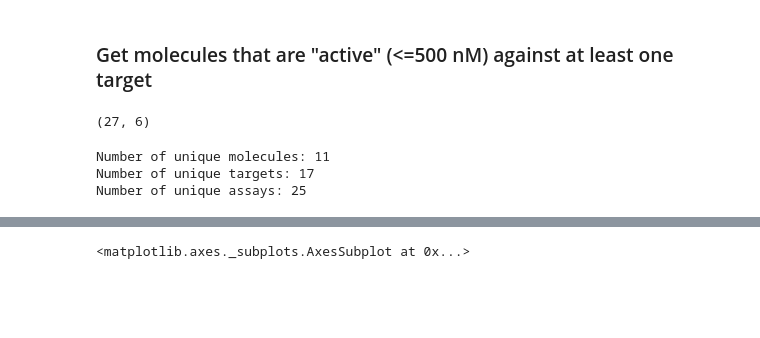
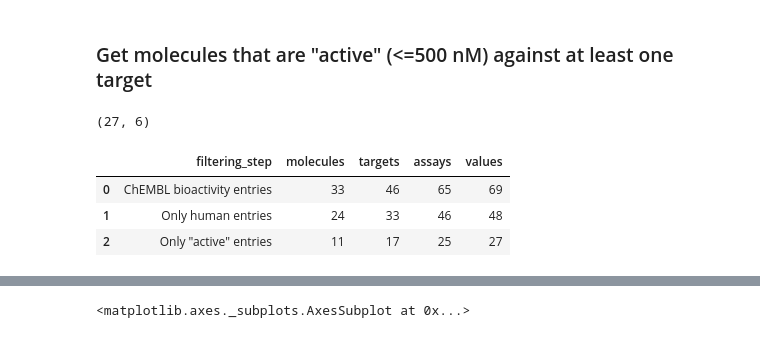
Before and after one commit to volkamerlab/KinaseFocusedFragmentLibrary, a Jupyter notebook: kinase_focused_fragment_library/analysis/ligand_analysis/chembl_molecule_details.ipynb, the cells around one changed output, grey strips where cells are left out. Saved outputs shown, nothing was run; the diff lists cells and outputs as text; code cells hidden in the pictures; blank space fills up the shorter version.

```diff
--- a/kinase_focused_fragment_library/analysis/ligand_analysis/chembl_molecule_details.ipynb
+++ b/kinase_focused_fragment_library/analysis/ligand_analysis/chembl_molecule_details.ipynb
@@ -77,0 +80,11 @@ details.head()
+# %%
+filtering = pd.DataFrame(
+    columns=[
+        'filtering_step',
+        'molecules',
+        'targets',
+        'assays',
+        'values'
+    ]
+)
+filtering
@@ -221,14 +261,14 @@ bioact_df_active.sort_values(by='molecule_chembl_id', inplace=True)
 bioact_df_active.shape
 # %% [output]
 (27, 6)
-# %%
-print(f'Number of unique molecules: {len(bioact_df_active.molecule_chembl_id.unique())}')
-print(f'Number of unique targets: {len(bioact_df_active.target_chembl_id.unique())}')
-print(f'Number of unique assays: {len(bioact_df_active.assay_chembl_id.unique())}')
-# %% [output]
-Number of unique molecules: 11
-Number of unique targets: 17
-Number of unique assays: 25
+# %%
+filtering = add_filtering_step(filtering, bioact_df_active, 'Only "active" entries')
+filtering
+# %% [output]
+|  | filtering_step | molecules | targets | assays | values |
+| 0 | ChEMBL bioactivity entries | 33 | 46 | 65 | 69 |
+| 1 | Only human entries | 24 | 33 | 46 | 48 |
+| 2 | Only "active" entries | 11 | 17 | 25 | 27 |
 # %%
 bioact_df_active[
     ['molecule_chembl_id', 'target_chembl_id', 'target_pref_name', 'assay_chembl_id', 'assay_description', 'value']
```
Also changed, not shown: parts of 9 cells of this notebook.
